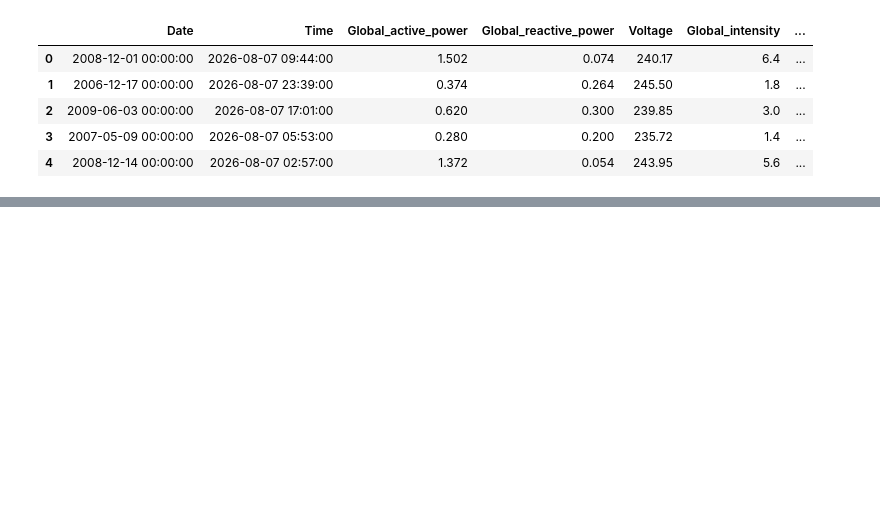
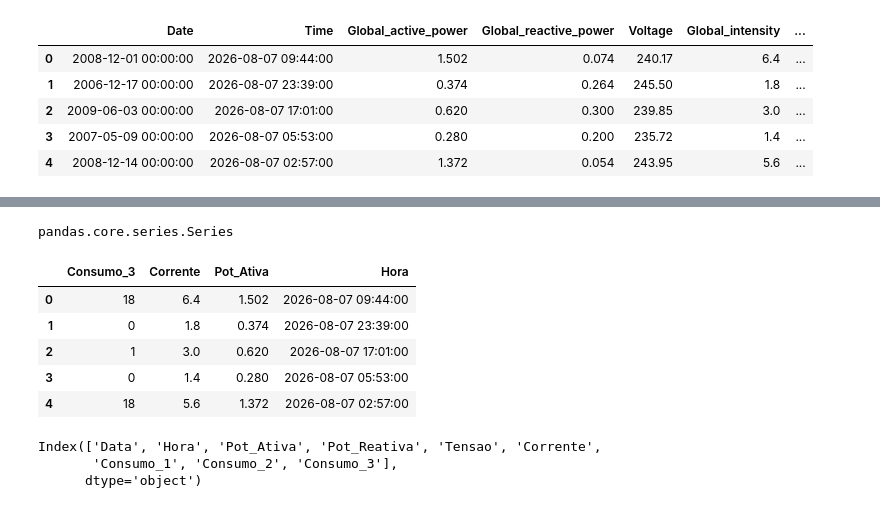
Before and after one commit to enzotabuchii/FIAP-SERS, a Jupyter notebook: 2º/aula1/ANALISE_DADOS_ENERGIA.ipynb, the cells around one changed output, grey strips where cells are left out. Saved outputs shown, nothing was run; the diff lists cells and outputs as text; code cells hidden in the pictures; blank space fills up the shorter version.

```diff
--- a/2º/aula1/ANALISE_DADOS_ENERGIA.ipynb
+++ b/2º/aula1/ANALISE_DADOS_ENERGIA.ipynb
@@ -57,0 +149,22 @@ dados.describe()
+# %%
+type(corrente)
+# %% [output]
+pandas.core.series.Series
+# %%
+# Criar um dataframe 'df2' a partir de 'dados' somente com as colunas:
+# Consumo_3, Corrente, Pot_Ativa, Hora
+df2 = dados[['Consumo_3', 'Corrente', 'Pot_Ativa', 'Hora']]
+df2.head()
+# %% [output]
+|  | Consumo_3 | Corrente | Pot_Ativa | Hora |
+| 0 | 18 | 6.4 | 1.502 | 2026-08-07 09:44:00 |
+| 1 | 0 | 1.8 | 0.374 | 2026-08-07 23:39:00 |
+| 2 | 1 | 3.0 | 0.620 | 2026-08-07 17:01:00 |
+| 3 | 0 | 1.4 | 0.280 | 2026-08-07 05:53:00 |
+| 4 | 18 | 5.6 | 1.372 | 2026-08-07 02:57:00 |
+# %%
+dados.columns
+# %% [output]
+Index(['Data', 'Hora', 'Pot_Ativa', 'Pot_Reativa', 'Tensao', 'Corrente',
+       'Consumo_1', 'Consumo_2', 'Consumo_3'],
+      dtype='object')
```
Also changed, not shown: parts of 24 cells of this notebook.
